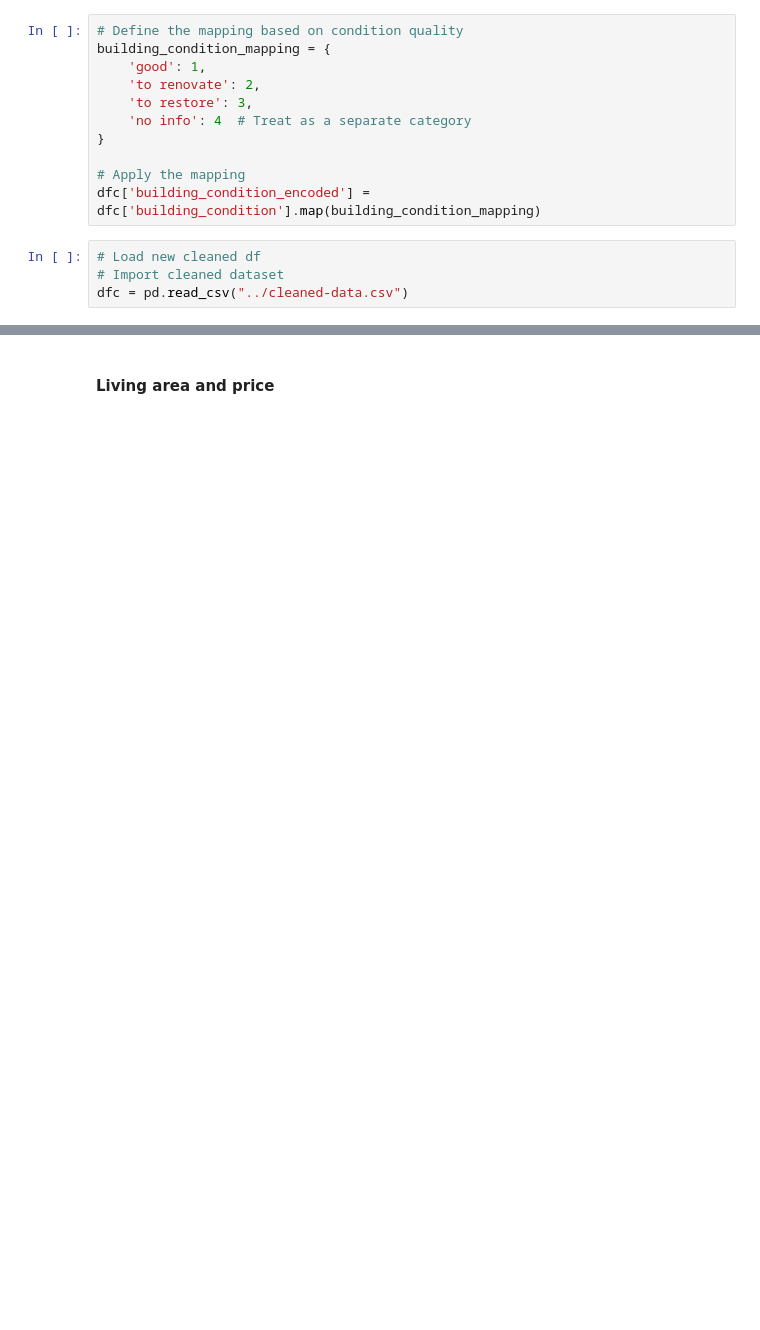
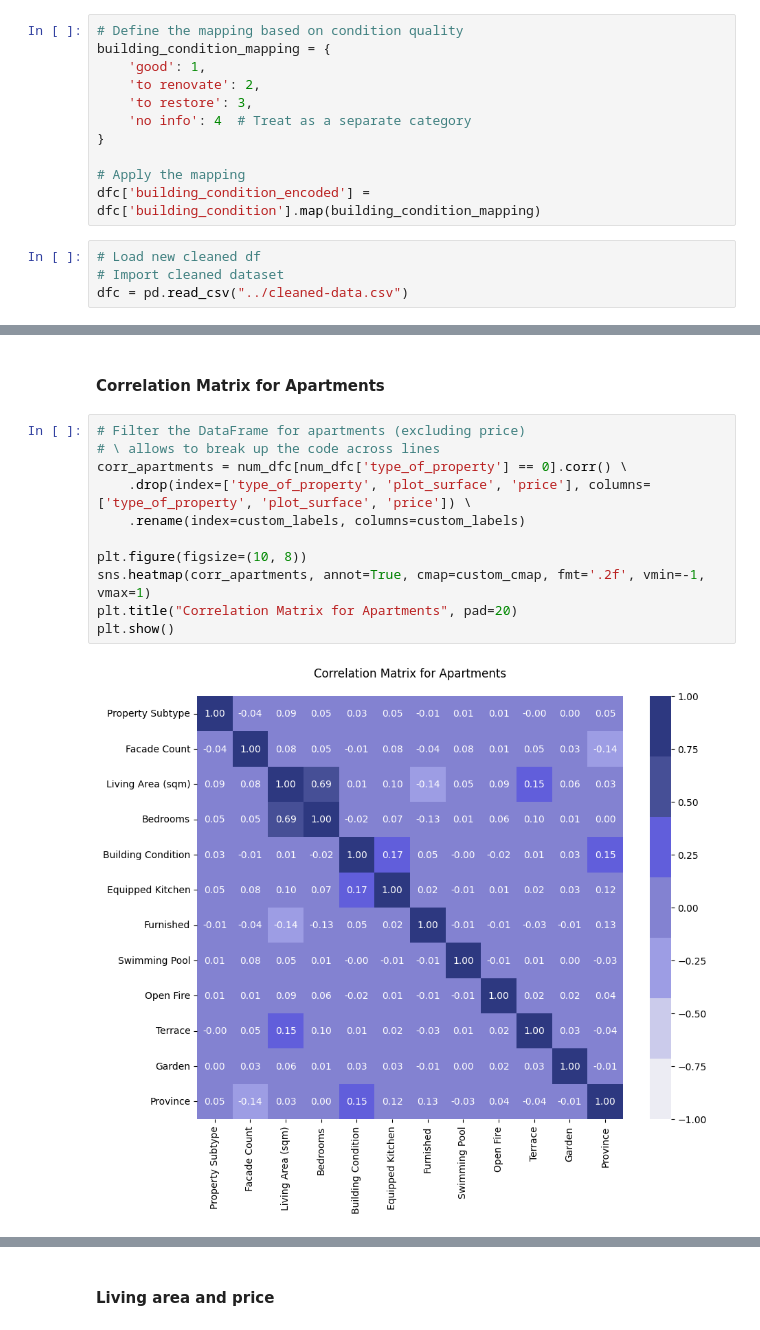
Before and after one commit to Alkszo/immo_eliza_analysis, a Jupyter notebook: notebooks/Miriam-notebook.ipynb, the cells around one changed output, grey strips where cells are left out. Saved outputs shown, nothing was run; the diff lists cells and outputs as text; blank space fills up the shorter version.

```diff
--- a/notebooks/Miriam-notebook.ipynb
+++ b/notebooks/Miriam-notebook.ipynb
@@ -418,0 +639,15 @@ dfc = pd.read_csv("../cleaned-data.csv")
+# %% [markdown]
+#### Correlation Matrix for Apartments
+# %%
+# Filter the DataFrame for apartments (excluding price)
+# \ allows to break up the code across lines
+corr_apartments = num_dfc[num_dfc['type_of_property'] == 0].corr() \
+    .drop(index=['type_of_property', 'plot_surface', 'price'], columns=['type_of_property', 'plot_surface', 'price']) \
+    .rename(index=custom_labels, columns=custom_labels)
+
+plt.figure(figsize=(10, 8))
+sns.heatmap(corr_apartments, annot=True, cmap=custom_cmap, fmt='.2f', vmin=-1, vmax=1)
+plt.title("Correlation Matrix for Apartments", pad=20)
+plt.show()
+# %% [output]
+[figure, added]
```
Also changed, not shown: parts of 93 cells of this notebook.
